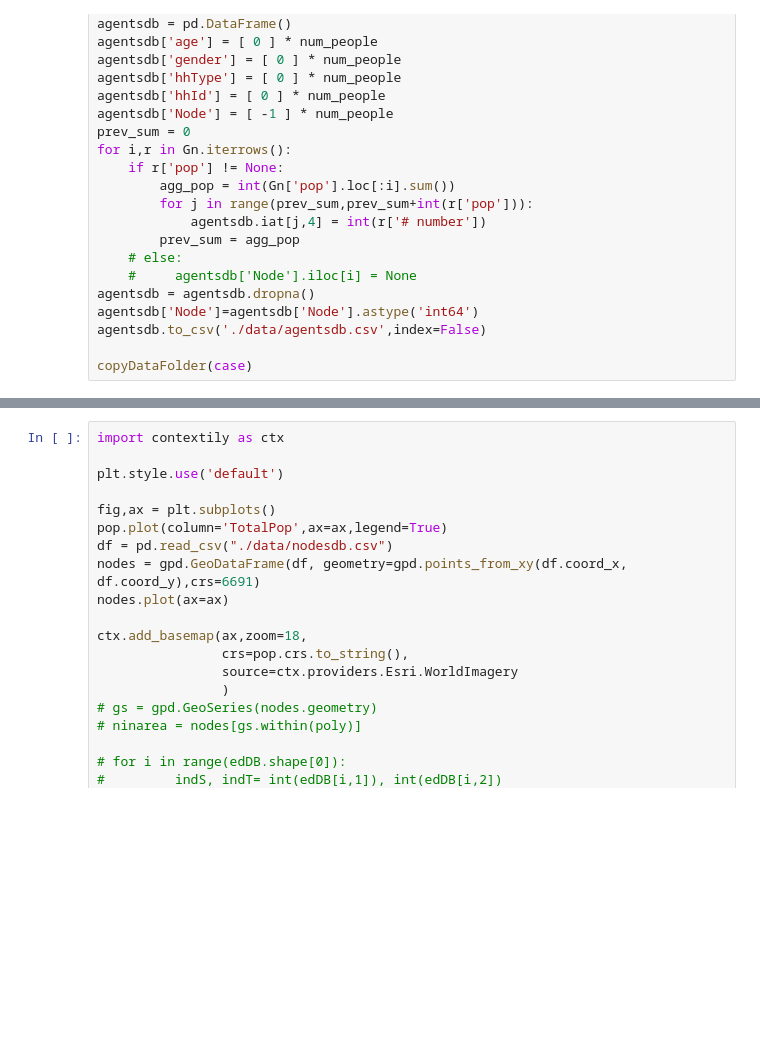
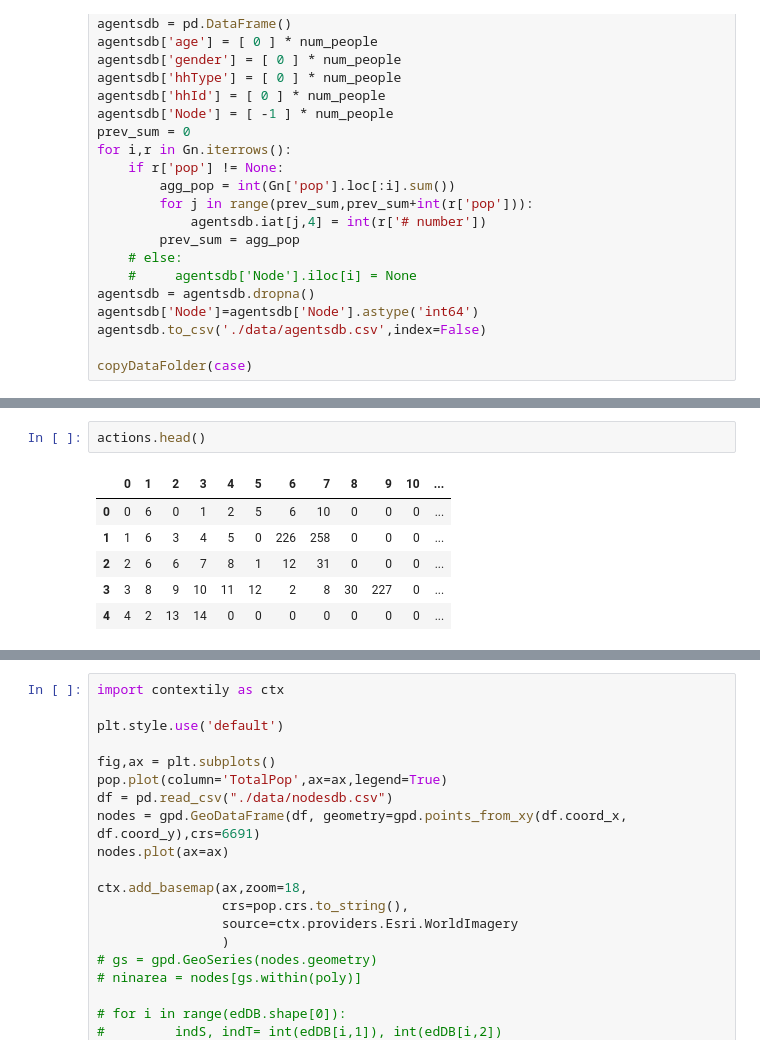
Before and after one commit to erick2307/tsuevac, a Jupyter notebook: app/setup/preProcess.ipynb, the cells around one changed output, grey strips where cells are left out. Drawn from its saved outputs; the diff is of its cells as text; blank space fills up the shorter version.

```diff
--- a/app/setup/preProcess.ipynb
+++ b/app/setup/preProcess.ipynb
@@ -378,0 +460,9 @@ copyDataFolder(case)
+# %%
+actions.head()
+# %% [output]
+|  | 0 | 1 | 2 | 3 | 4 | 5 | 6 | 7 | 8 | 9 | 10 | ... |
+| 0 | 0 | 6 | 0 | 1 | 2 | 5 | 6 | 10 | 0 | 0 | 0 | ... |
+| 1 | 1 | 6 | 3 | 4 | 5 | 0 | 226 | 258 | 0 | 0 | 0 | ... |
+| 2 | 2 | 6 | 6 | 7 | 8 | 1 | 12 | 31 | 0 | 0 | 0 | ... |
+| 3 | 3 | 8 | 9 | 10 | 11 | 12 | 2 | 8 | 30 | 227 | 0 | ... |
+| 4 | 4 | 2 | 13 | 14 | 0 | 0 | 0 | 0 | 0 | 0 | 0 | ... |
```
Also changed, not shown: parts of 14 cells of this notebook, 4 other files.
